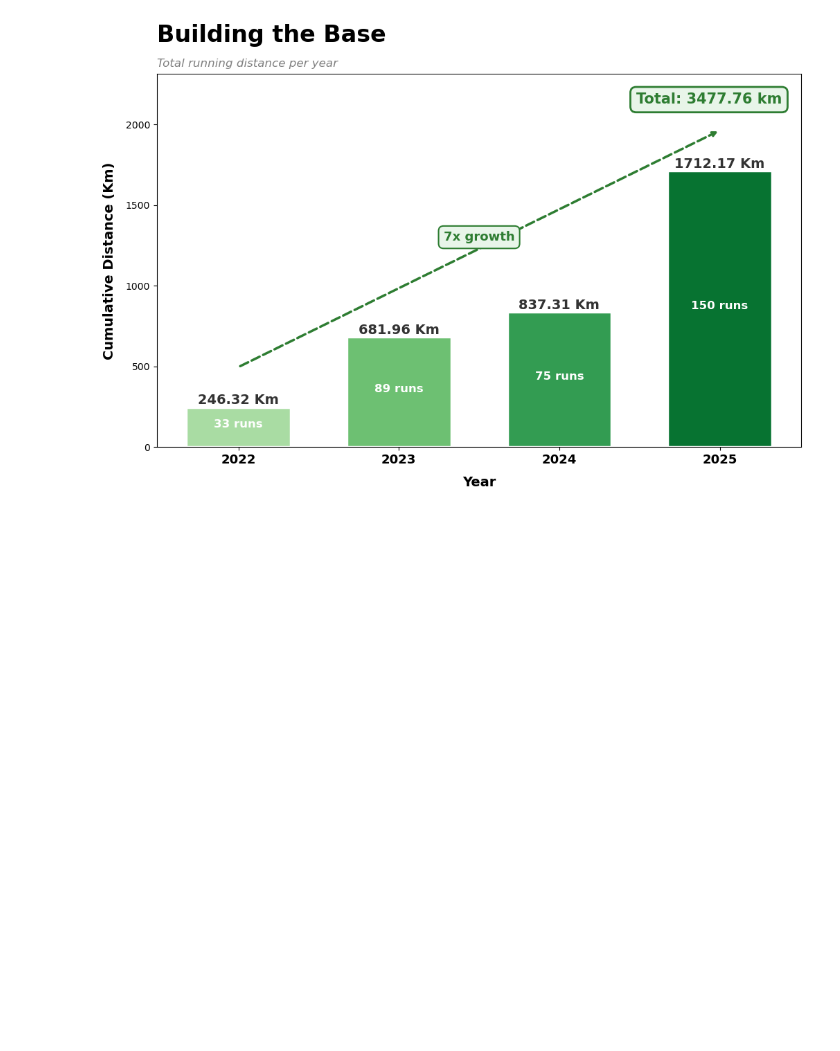
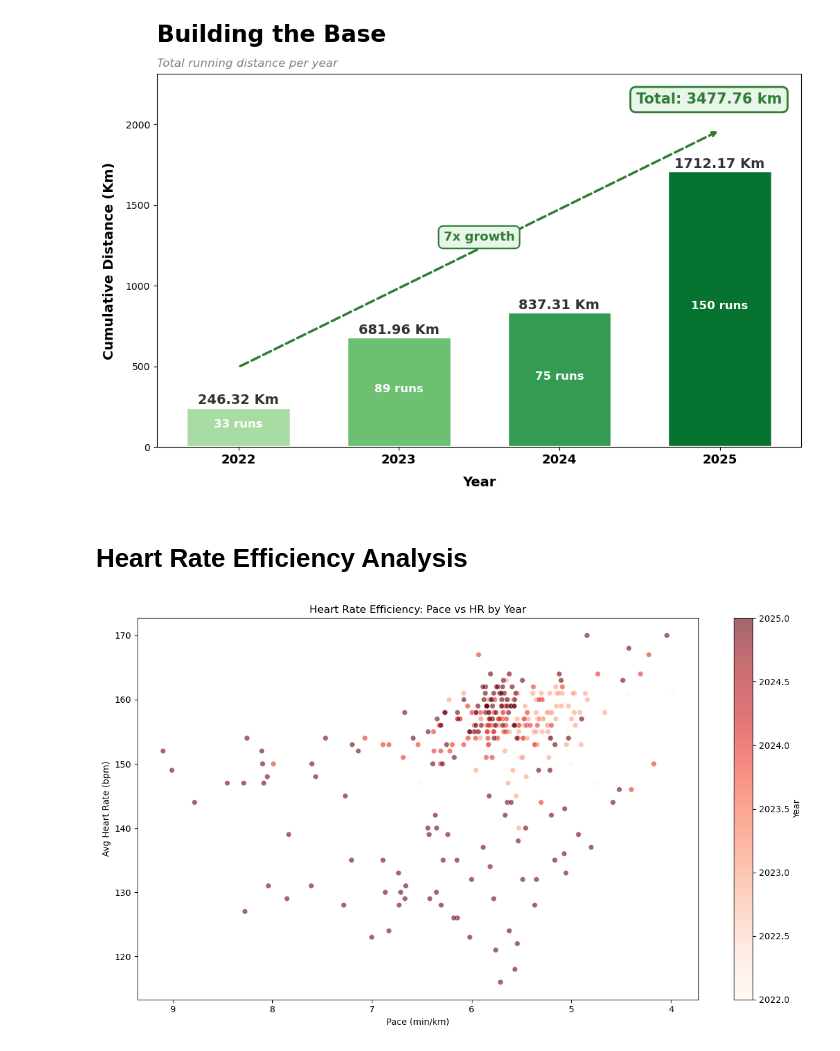
Before and after one commit to adi-padmarajan/Endurance-Analytics-Dashboard, a Jupyter notebook: endurance_analytics.ipynb, the cells around one changed output. Saved outputs shown, nothing was run; the diff lists cells and outputs as text; code cells hidden in the pictures; blank space fills up the shorter version.

Commit message:
Created Scatter Plot for HR vs Pace comparison

```diff
--- a/endurance_analytics.ipynb
+++ b/endurance_analytics.ipynb
@@ -512,3 +512,27 @@ plt.savefig('yearly_totals.png', dpi=150, bbox_inches='tight', facecolor='white'
 plt.show()
 # %% [output]
 [figure]
+# %% [markdown]
+# Heart Rate Efficiency Analysis
+# %%
+df_hr = running_df[running_df["Avg HR (bpm)"].notna()].copy()
+plt.figure(figsize=(12, 7))
+scatter = plt.scatter(
+    df_hr["Pace (min/km)"],
+    df_hr["Avg HR (bpm)"],
+    c=df_hr["Year"],           # Color by year
+    cmap = "Reds",        # Light pink → Dark red
+    alpha=0.6,
+    edgecolors="white",
+    linewidth=0.5
+)
+
+plt.colorbar(scatter, label="Year")
+plt.xlabel("Pace (min/km)")
+plt.ylabel("Avg Heart Rate (bpm)")
+plt.title("Heart Rate Efficiency: Pace vs HR by Year")
+plt.gca().invert_xaxis()  # Faster pace (lower number) on right
+plt.tight_layout()
+plt.show()
+# %% [output]
+[figure, added]
```
Also changed, not shown: parts of 1 cell of this notebook, 1 other file.
